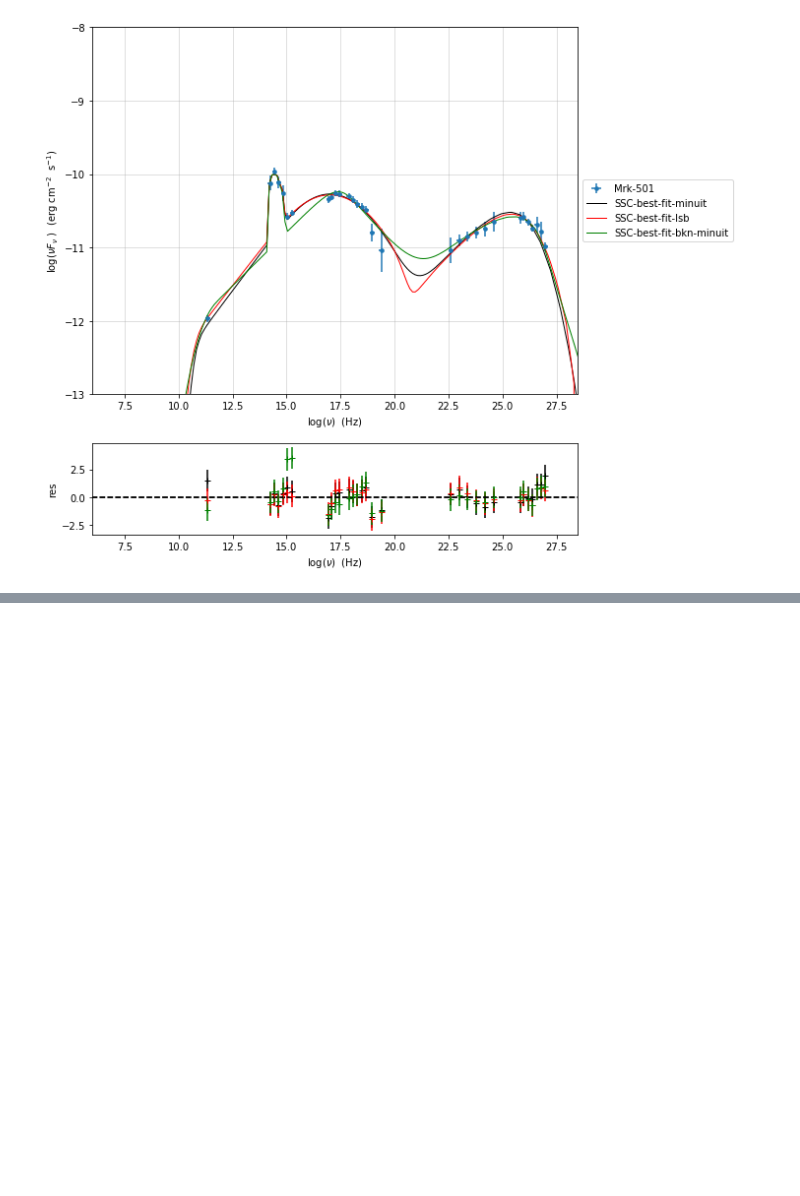
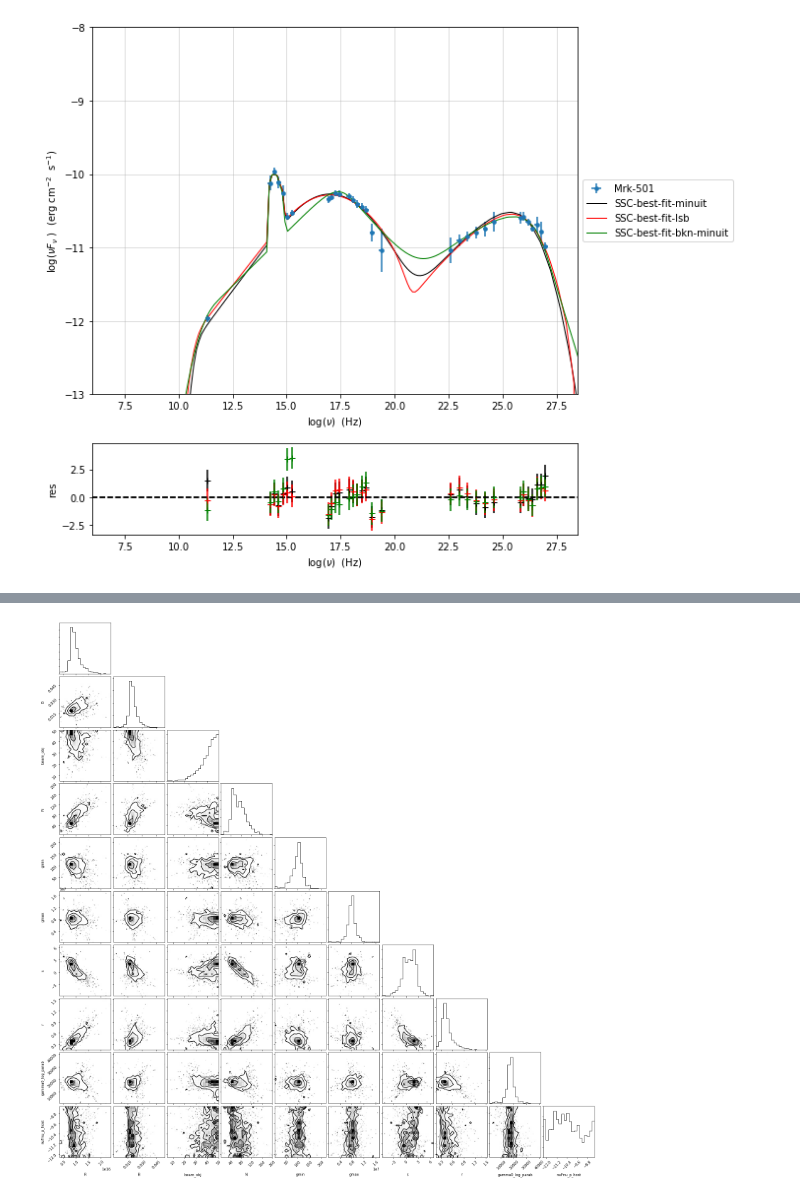
Before and after one commit to andreatramacere/jetset, a Jupyter notebook: notebooks/QuickStart.ipynb, the cells around one changed output, grey strips where cells are left out. Cells and saved outputs as stored; diff of their text form; code cells hidden in the pictures; blank space fills up the shorter version.

```diff
--- a/notebooks/Untitled.ipynb
+++ b/notebooks/QuickStart.ipynb
@@ -774,0 +803,4 @@ p2.rescale(y_min=-13,x_min=6,x_max=28.5)
+# %%
+f=mcmc.corner_plot()
+# %% [output]
+[figure, added]
```
Also changed, not shown: parts of 8 cells of this notebook, 2 other files.
